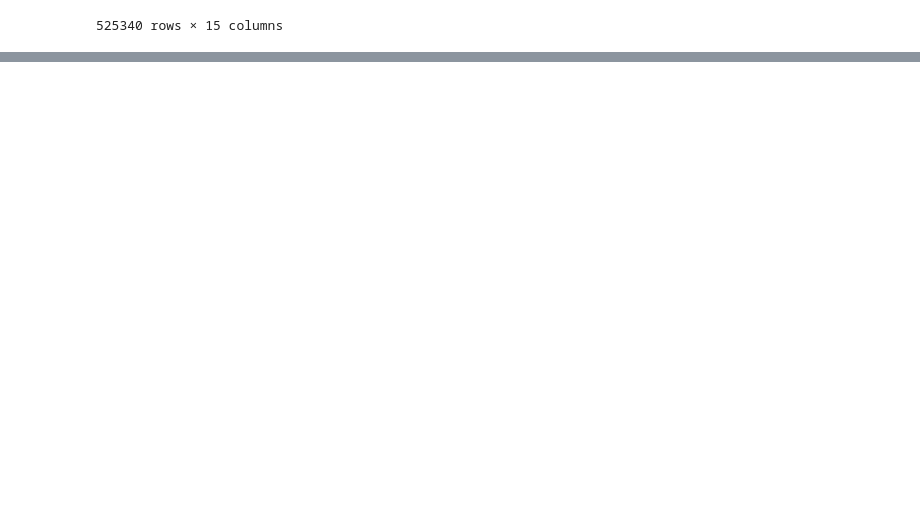
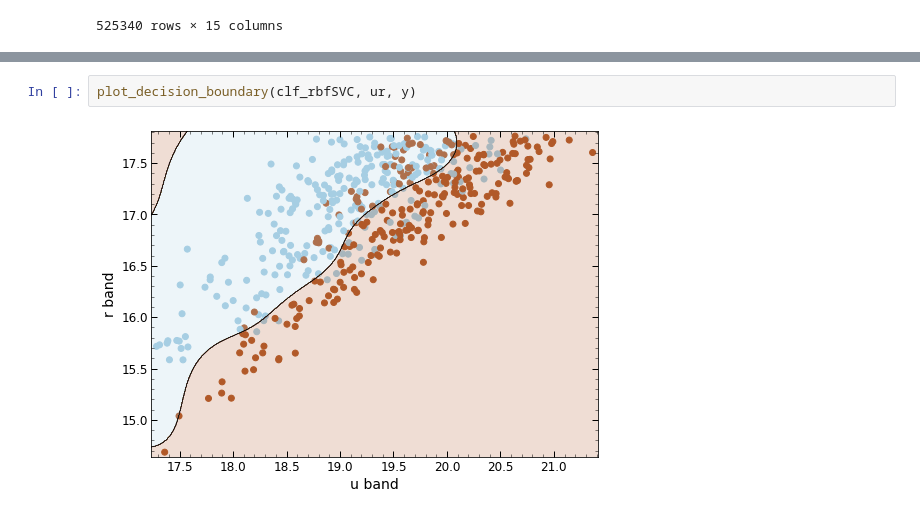
Before and after one commit to supakarn-t/Classify-Galaxy-by-SVM, a Jupyter notebook: SDSS_DR16_SVM.ipynb, the cells around one changed output, grey strips where cells are left out. Cells and saved outputs as stored; diff of their text form; blank space fills up the shorter version.

```diff
--- a/SDSS_DR16_SVM.ipynb
+++ b/SDSS_DR16_SVM.ipynb
@@ -112,0 +126,4 @@ plot_decision_boundary(clf_linSVC, ur, y)
+# %%
+plot_decision_boundary(clf_rbfSVC, ur, y)
+# %% [output]
+[figure, added]
```
Also changed, not shown: parts of 7 cells of this notebook.
